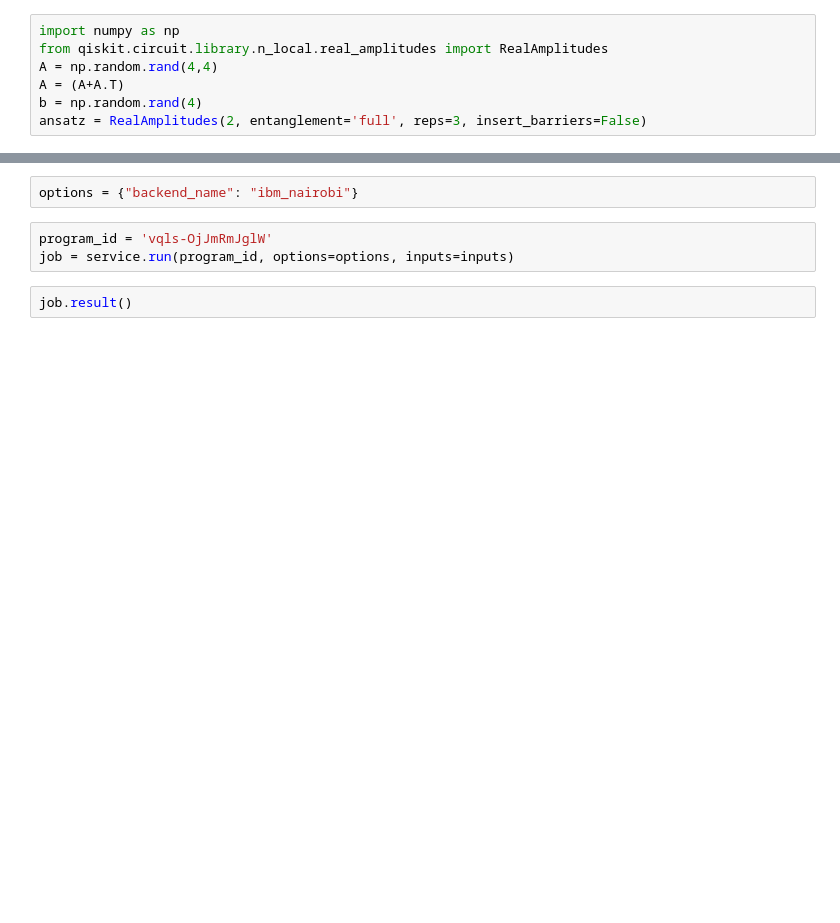
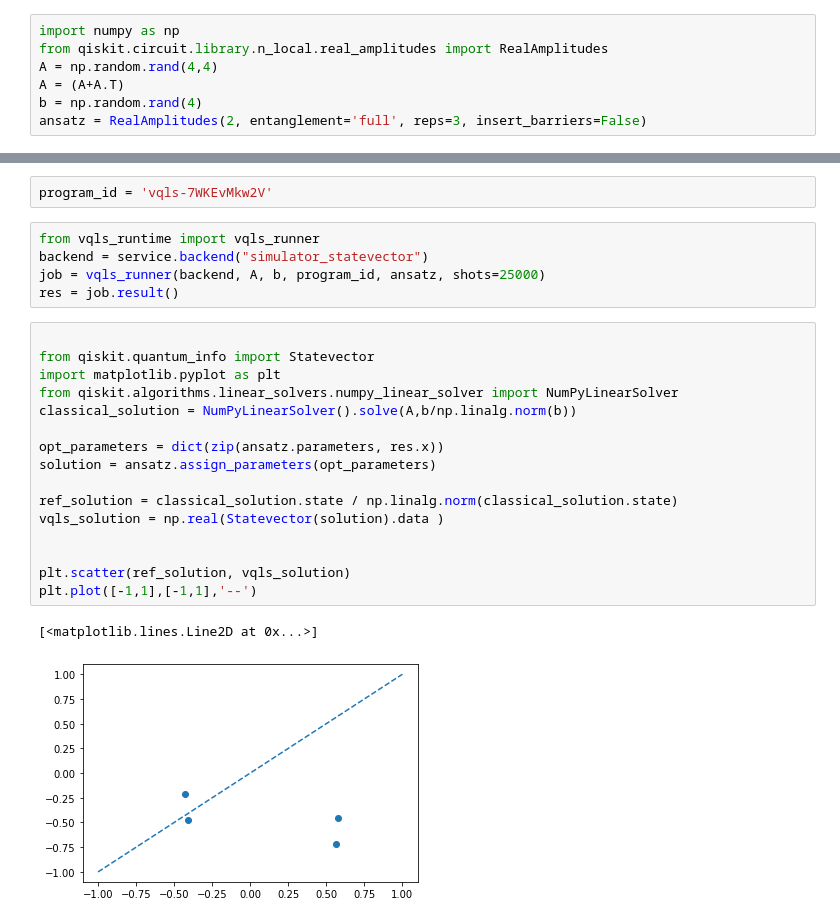
Before and after one commit to QuantumApplicationLab/starter_kit, a Jupyter notebook: ibmq/runtime/vqls/vqls_runtime_run_program.ipynb, the cells around one changed output, grey strips where cells are left out. Drawn from its saved outputs; the diff is of its cells as text; blank space fills up the shorter version.

Commit message:
new ain program

```diff
--- a/ibmq/runtime/vqls/vqls_runtime_run_program.ipynb
+++ b/ibmq/runtime/vqls/vqls_runtime_run_program.ipynb
@@ -26,7 +22,26 @@ inputs["optimizer_config"] = {"maxiter": 10}
-# %%
-options = {"backend_name": "ibm_nairobi"}
-# %%
-program_id = 'vqls-OjJmRmJglW'
-job = service.run(program_id, options=options, inputs=inputs)
-# %%
-job.result()
+# %%
+program_id = 'vqls-7WKEvMkw2V'
+# %%
+from vqls_runtime import vqls_runner
+backend = service.backend("simulator_statevector")
+job = vqls_runner(backend, A, b, program_id, ansatz, shots=25000)
+res = job.result()
+# %%
+
+from qiskit.quantum_info import Statevector
+import matplotlib.pyplot as plt
+from qiskit.algorithms.linear_solvers.numpy_linear_solver import NumPyLinearSolver
+classical_solution = NumPyLinearSolver().solve(A,b/np.linalg.norm(b))
+
+opt_parameters = dict(zip(ansatz.parameters, res.x))
+solution = ansatz.assign_parameters(opt_parameters)
+
+ref_solution = classical_solution.state / np.linalg.norm(classical_solution.state)
+vqls_solution = np.real(Statevector(solution).data )
+
+
+plt.scatter(ref_solution, vqls_solution)
+plt.plot([-1,1],[-1,1],'--')
+# %% [output]
+[<matplotlib.lines.Line2D at 0x...>]
+[figure, added]
```
Also changed, not shown: parts of 3 cells of this notebook, 3 other files.
